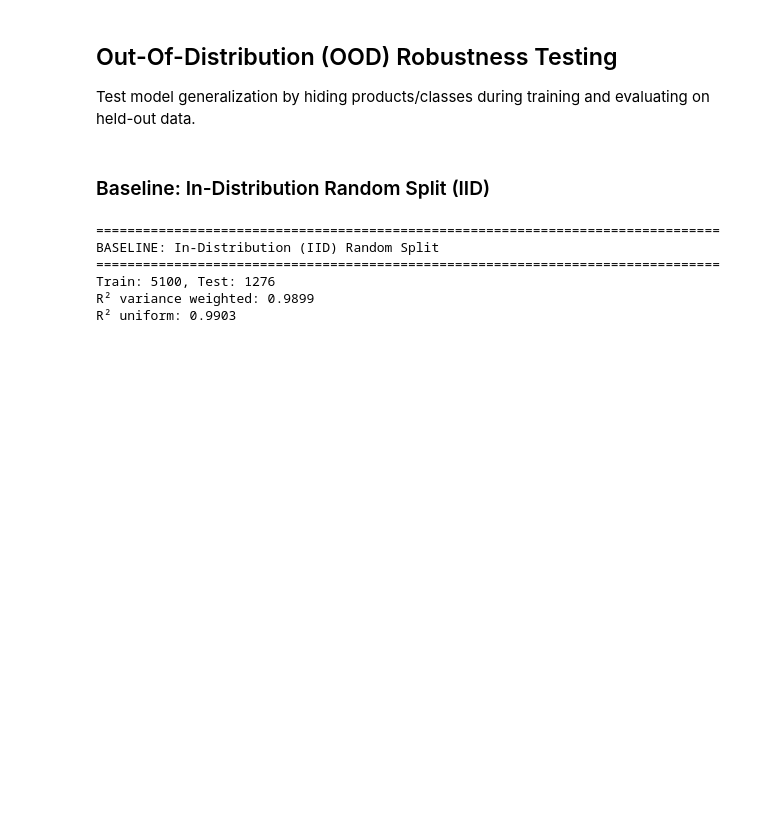
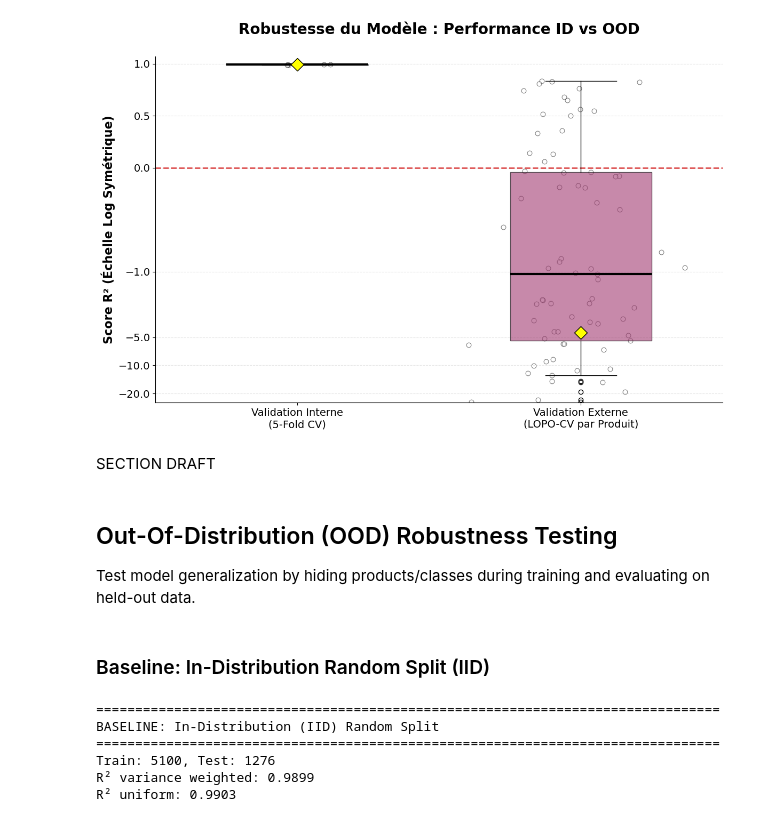
Before and after one commit to Valentine-Michelet/Projet-fil-rouge-nutrition-animale-, a Jupyter notebook: notebooks/ood_regressor.ipynb, the cells around one changed output. Saved outputs shown, nothing was run; the diff lists cells and outputs as text; code cells hidden in the pictures; blank space fills up the shorter version.

Commit message:
MAJ Plot visu et OOD LOPOCV

```diff
--- a/notebooks/ood_regressor.ipynb
+++ b/notebooks/ood_regressor.ipynb
@@ -42,3 +180,76 @@ print(f" Data loaded: {len(data)} observations")
+# %%
+import matplotlib.pyplot as plt
+import numpy as np
+import matplotlib.ticker as ticker
+
+# Configuration du style pour présentation (fond blanc, polices larges)
+plt.rcParams.update({'font.size': 12})
+fig, ax = plt.subplots(figsize=(12, 8), dpi=100)
+
+# 1. Ligne de référence R² = 0 (Modèle naïf)
+ax.axhline(0, color='#D62828', linestyle='--', linewidth=2, alpha=0.8, label='Seuil de référence (R²=0)')
+
+# Préparation des données
+data_for_box = [id_r2_per_fold, lopo_r2_per_fold]
+
+# 2. Échelle Logarithmique Symétrique (essentiel pour voir 0.9 et -20 en même temps)
+ax.set_yscale('symlog', linthresh=1.0)
+
+# Création du Boxplot
+bp = ax.boxplot(data_for_box,
+                 labels=['Validation Interne\n(5-Fold CV)', 'Validation Externe\n(LOPO-CV par Produit)'],
+                 patch_artist=True, widths=0.5, showmeans=True,
+                 meanprops=dict(marker='D', markerfacecolor='yellow', markersize=12, markeredgecolor='black', label='Moyenne'),
+                 medianprops=dict(color='black', linewidth=3))
+
+# Couleurs distinctes et élégantes
+colors = ['#2E86AB', '#A23B72'] # Bleu profond et bordeaux
+for patch, color in zip(bp['boxes'], colors):
+    patch.set_facecolor(color)
+    patch.set_alpha(0.6)
+
+# 3. Points individuels (Jitter)
+for i, data in enumerate(data_for_box):
+    spread = 0.05 if i == 0 else 0.15
+    x_jitter = np.random.normal(i + 1, spread, size=len(data))
+    ax.scatter(x_jitter, data, alpha=0.5, s=40, color='white', edgecolors='black', linewidth=0.8)
+
+# 4. Formatage de l'axe Y (Français & Lisibilité)
+ax.yaxis.set_major_formatter(ticker.ScalarFormatter())
+ax.set_yticks([1, 0.5, 0, -1, -5, -10, -20])
+ax.tick_params(axis='both', which='major', labelsize=14)
+
+# # 5. Encadré de statistiques traduit
+# stats_text = f"""RÉSUMÉ STATISTIQUE :
+# Moyenne ID :   {id_mean:.3f}
+# Moyenne OOD :  {lopo_mean:.3f}
+# Score Min (OOD) : {np.min(lopo_r2_per_fold):.1f}
+# N (Produits) :  {len(lopo_r2_per_fold)}"""
+
+# # Positionné en haut à gauche pour la diapo
+# ax.text(0.03, 0.96, stats_text, transform=ax.transAxes,
+#         fontsize=12, verticalalignment='top', horizontalalignment='left',
+#         bbox=dict(boxstyle='round,pad=0.5', facecolor='white', alpha=0.9, edgecolor='#CCCCCC'),
+#         family='monospace', fontweight='bold')
+
+# Titres et Labels en Français
+ax.set_ylabel('Score R² (Échelle Log Symétrique)', fontsize=16, fontweight='bold')
+ax.set_title('Robustesse du Modèle : Performance ID vs OOD', fontsize=20, fontweight='bold', pad=30)
+
+# Grille épurée
+ax.grid(axis='y', which='both', alpha=0.3, linestyle='--')
+ax.set_ylim([-25, 1.2]) # Un peu d'espace en haut pour les labels
+
+# Suppression des bordures inutiles pour un look moderne
+ax.spines['top'].set_visible(False)
+ax.spines['right'].set_visible(False)
+
+plt.tight_layout()
+plt.show()
+# %% [output]
+[figure, added]
+# %% [markdown]
+SECTION DRAFT
 # %% [markdown]
 ## Out-Of-Distribution (OOD) Robustness Testing
 
```
Also changed, not shown: parts of 5 cells of this notebook, 11 other files.
